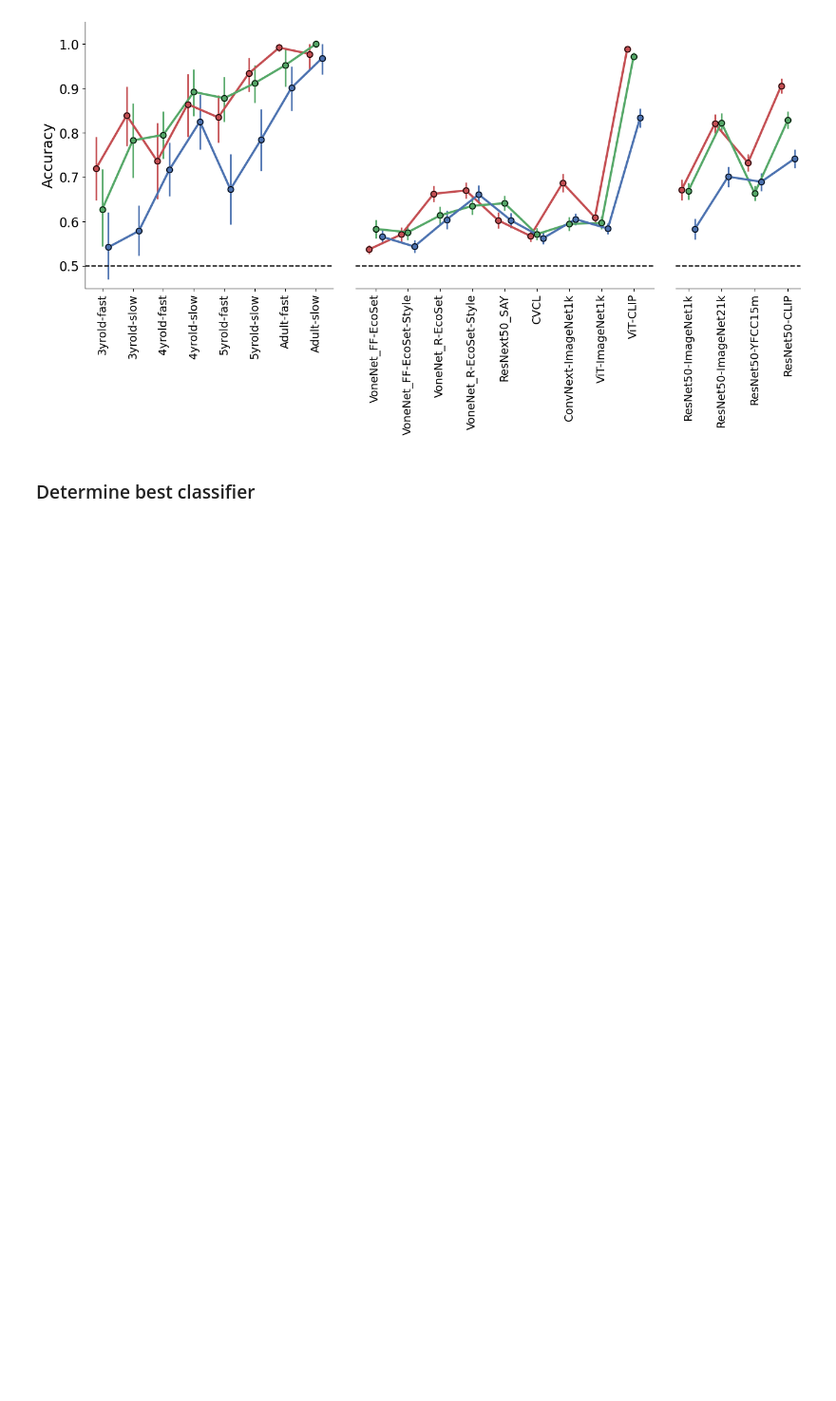
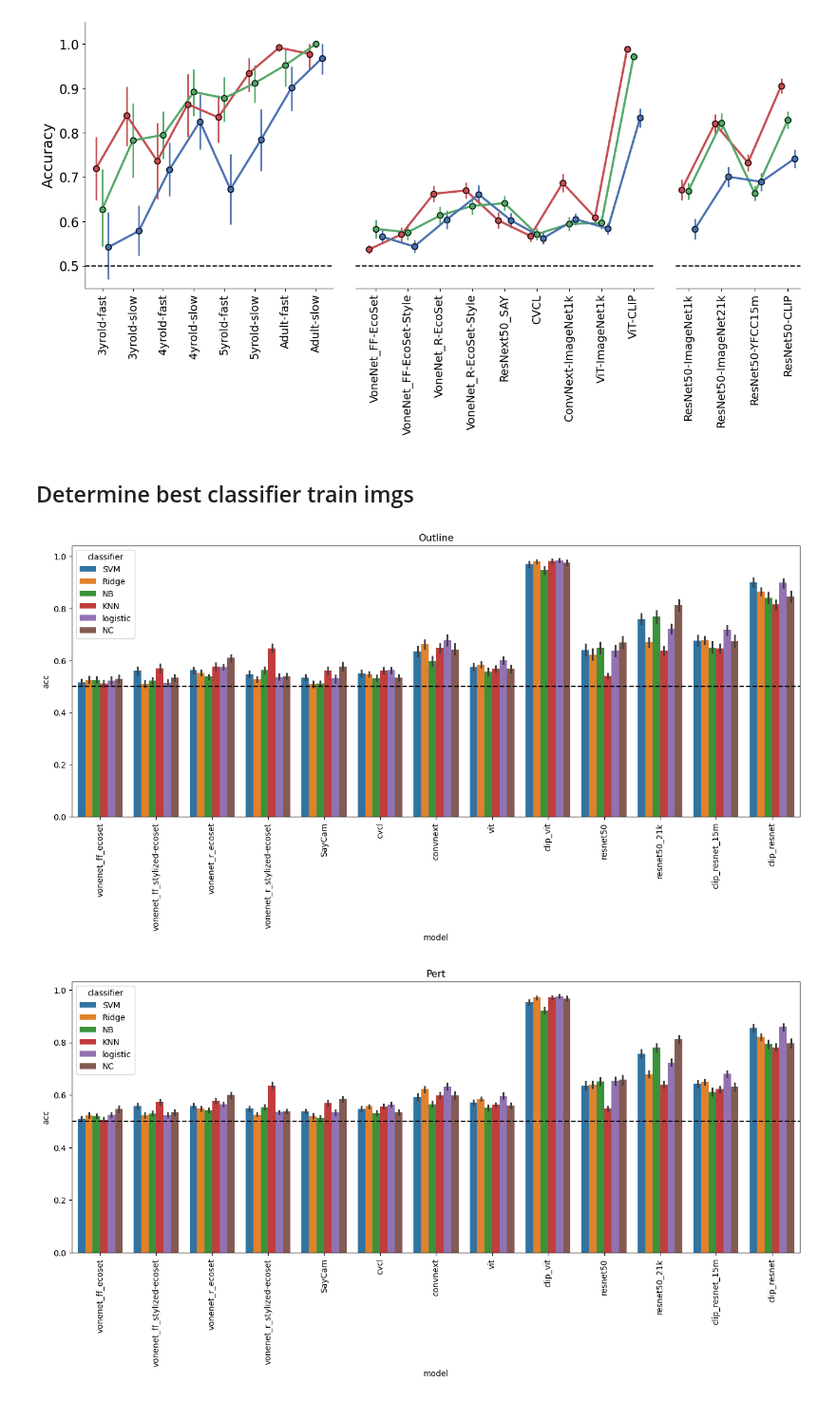
Before and after one commit to vayzenb/kornet, a Jupyter notebook: analyses/sub_analysis.ipynb, the cells around one changed output. Shown at 95% size. Saved outputs shown, nothing was run; the diff lists cells and outputs as text; code cells hidden in the pictures; blank space fills up the shorter version.

```diff
--- a/analyses/sub_analysis.ipynb
+++ b/analyses/sub_analysis.ipynb
@@ -866,36 +918,51 @@ plt.show()
 # %% [output]
 [figure]
 # %% [markdown]
-### Determine best classifier
+## Determine best classifier train imgs
 # %%
 model_arch = ['vonenet_ff_ecoset','vonenet_ff_stylized-ecoset','vonenet_r_ecoset','vonenet_r_stylized-ecoset',
               'SayCam', 'cvcl',
                 'convnext', 'vit', 'clip_vit',
                 'resnet50', 'resnet50_21k','clip_resnet_15m', 'clip_resnet']
 
 classifiers = ['SVM', 'Ridge', 'NB', 'KNN', 'logistic', 'NC']
 
 model_conds = ['Outline','Pert','IC']
-model_conds = ['Outline']
+#model_conds = ['Outline']
 
 model_df = pd.DataFrame(columns = ['model','classifier','train_ims','condition','acc','sem'])
 for cond in model_conds:
     for model in model_arch:
 
             for classifier in classifiers:
 
 
-                for train_n in [300]:
+                for train_n in [150]:
 
                         model_file = f'{results_dir}/models/{model}_{classifier}_train{train_n}_test{cond}.csv'
                         if os.path.exists(model_file):
                             temp_df = pd.read_csv(model_file)
 
                             #groupby
                             #temp_df_mean = temp_df.groupby(['model','classifier','train_ims','condition'])['acc'].mean().reset_index()
                             #sem = temp_df.groupby(['model','classifier','train_ims','condition'])['acc'].sem().reset_index()
 
 
                             model_df = pd.concat([model_df, temp_df], axis = 0)
                         else:
                             print(f'no {model}_{classifier}_train{train_n}_test{cond}.csv')
+
+    fig, ax = plt.subplots(1,1, figsize=(16,6))
+    sns.barplot(data = model_df, x = 'model', y = 'acc', hue = 'classifier', dodge=True)
+
+    #add line at .5
+    ax.axhline(y=.5, color='black', linestyle='--')
+    #add title
+    plt.title(cond)
+    #angle x labels
+    plt.xticks(rotation=90)
+    plt.show()
+    plt.pause(.001)
+# %% [output]
+[figure, added]
+[figure, added]
```
Also changed, not shown: parts of 9 cells of this notebook, 43 other files.
